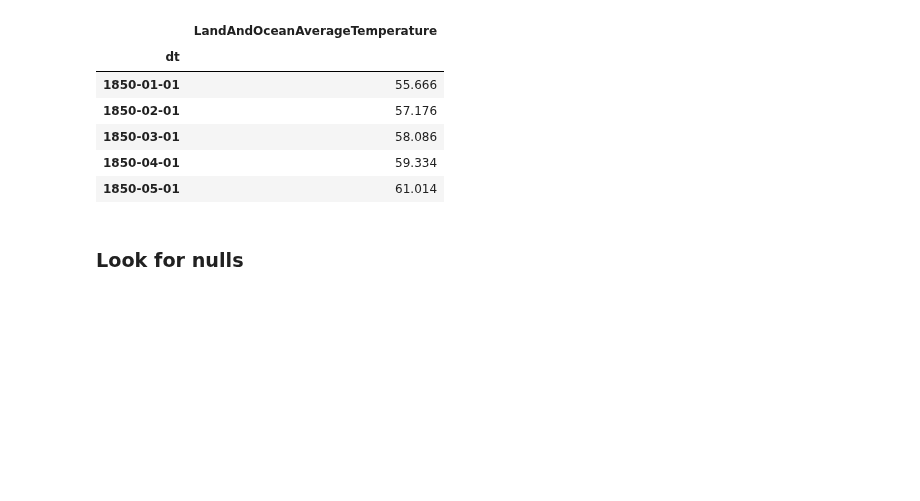
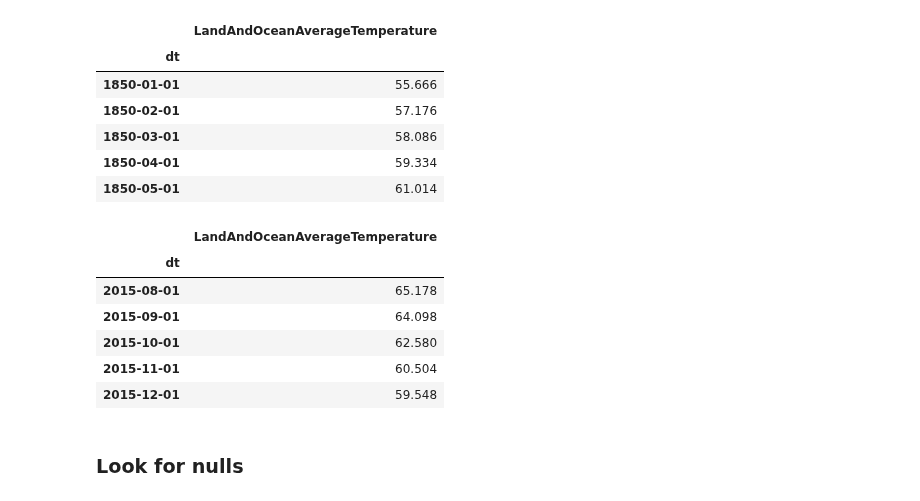
Before and after one commit to Johndsalas/earths_temperature_time_series, a Jupyter notebook: main_notebook.ipynb, the cells around one changed output. Cells and saved outputs as stored; diff of their text form; code cells hidden in the pictures; blank space fills up the shorter version.

```diff
--- a/main_notebook.ipynb
+++ b/main_notebook.ipynb
@@ -148,6 +158,16 @@ df_lo.head()
 | 1850-03-01 | 58.086 |
 | 1850-04-01 | 59.334 |
 | 1850-05-01 | 61.014 |
+# %%
+df_lo.tail()
+# %% [output]
+|  | LandAndOceanAverageTemperature |
+| dt |  |
+| 2015-08-01 | 65.178 |
+| 2015-09-01 | 64.098 |
+| 2015-10-01 | 62.580 |
+| 2015-11-01 | 60.504 |
+| 2015-12-01 | 59.548 |
 # %% [markdown]
 ### Look for nulls
 # %%
```
Also changed, not shown: parts of 2 cells of this notebook.
